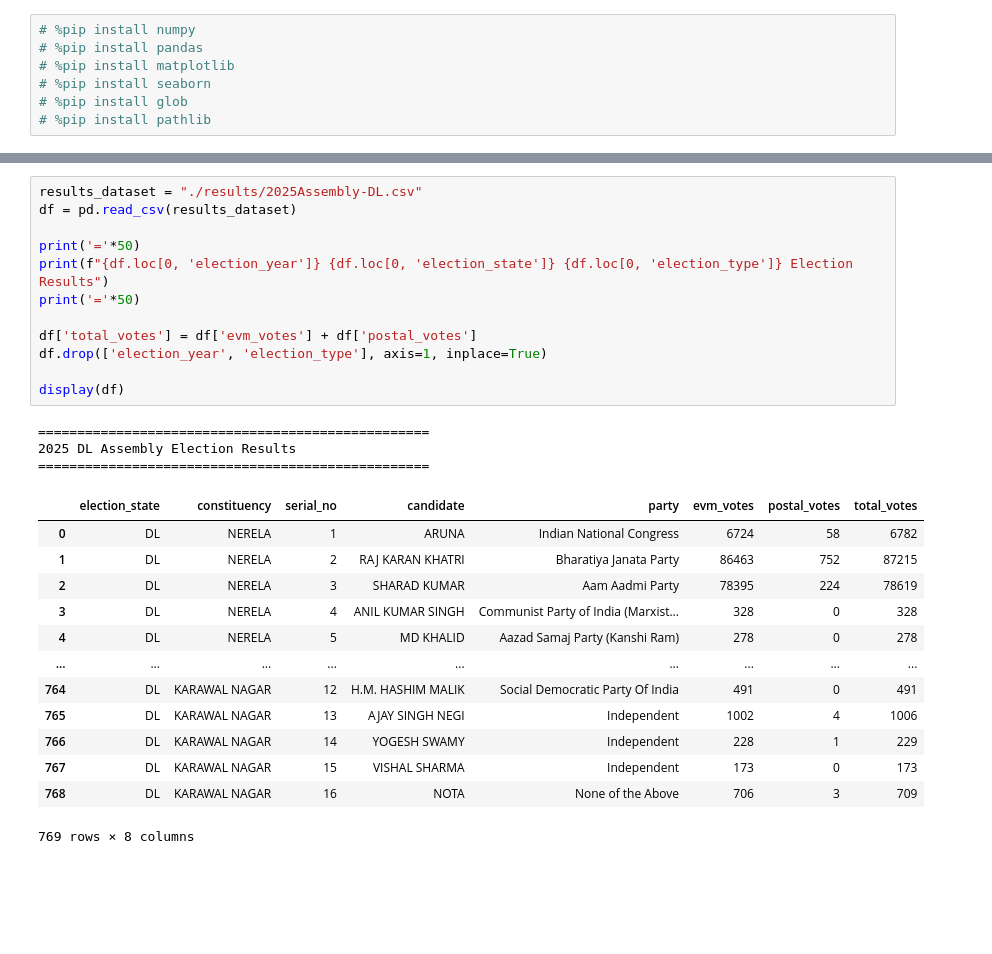
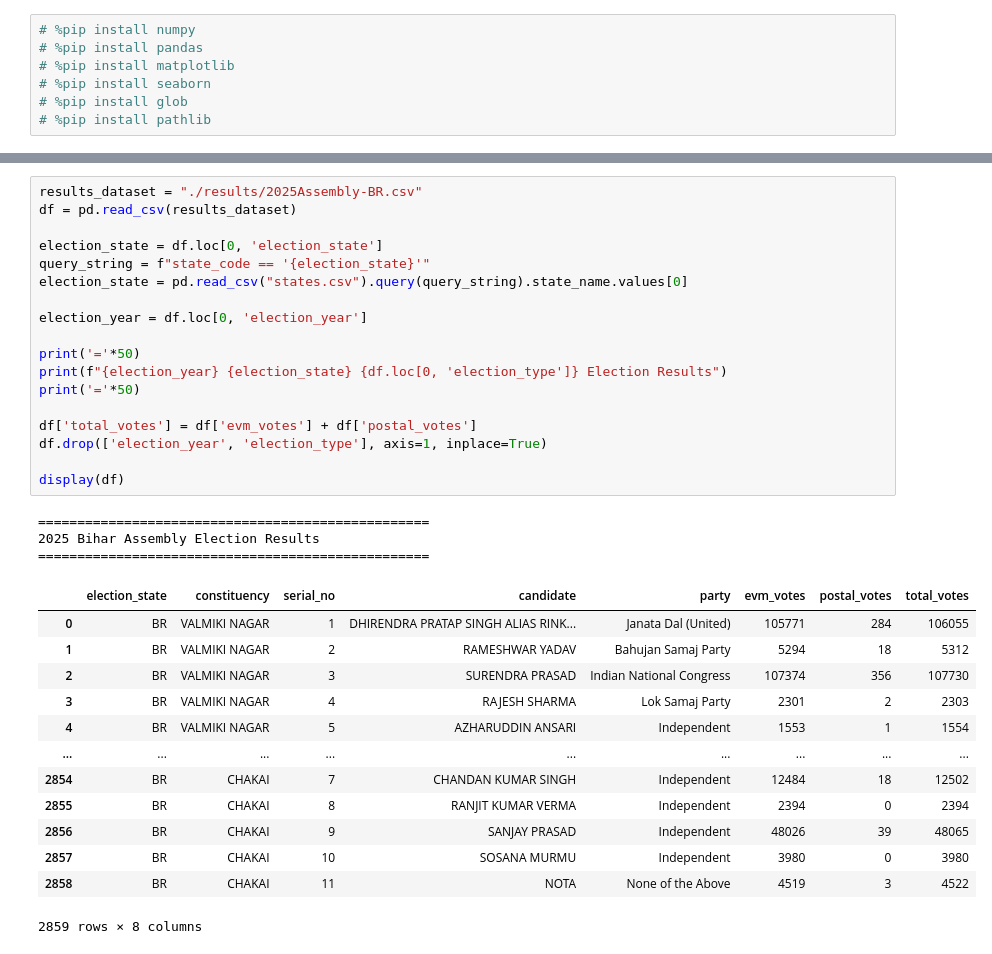
Before and after one commit to thecont1/india-votes-data, a Jupyter notebook: analyse-this.ipynb, the cells around one changed output, grey strips where cells are left out. Drawn from its saved outputs; the diff is of its cells as text; blank space fills up the shorter version.

```diff
--- a/analyse-this.ipynb
+++ b/analyse-this.ipynb
@@ -15,30 +45,36 @@ from pathlib import Path
 # %%
-results_dataset = "./results/2025Assembly-DL.csv"
+results_dataset = "./results/2025Assembly-BR.csv"
 df = pd.read_csv(results_dataset)
 
+election_state = df.loc[0, 'election_state']
+query_string = f"state_code == '{election_state}'"
+election_state = pd.read_csv("states.csv").query(query_string).state_name.values[0]
+
+election_year = df.loc[0, 'election_year']
+
 print('='*50)
-print(f"{df.loc[0, 'election_year']} {df.loc[0, 'election_state']} {df.loc[0, 'election_type']} Election Results")
+print(f"{election_year} {election_state} {df.loc[0, 'election_type']} Election Results")
 print('='*50)
 
 df['total_votes'] = df['evm_votes'] + df['postal_votes']
 df.drop(['election_year', 'election_type'], axis=1, inplace=True)
 
 display(df)
 # %% [output]
 ==================================================
-2025 DL Assembly Election Results
+2025 Bihar Assembly Election Results
 ==================================================
 |  | election_state | constituency | serial_no | candidate | party | evm_votes | postal_votes | total_votes |
-| 0 | DL | NERELA | 1 | ARUNA | Indian National Congress | 6724 | 58 | 6782 |
-| 1 | DL | NERELA | 2 | RAJ KARAN KHATRI | Bharatiya Janata Party | 86463 | 752 | 87215 |
-| 2 | DL | NERELA | 3 | SHARAD KUMAR | Aam Aadmi Party | 78395 | 224 | 78619 |
-| 3 | DL | NERELA | 4 | ANIL KUMAR SINGH | Communist Party of India (Marxist... | 328 | 0 | 328 |
-| 4 | DL | NERELA | 5 | MD KHALID | Aazad Samaj Party (Kanshi Ram) | 278 | 0 | 278 |
+| 0 | BR | VALMIKI NAGAR | 1 | DHIRENDRA PRATAP SINGH ALIAS RINK... | Janata Dal (United) | 105771 | 284 | 106055 |
+| 1 | BR | VALMIKI NAGAR | 2 | RAMESHWAR YADAV | Bahujan Samaj Party | 5294 | 18 | 5312 |
+| 2 | BR | VALMIKI NAGAR | 3 | SURENDRA PRASAD | Indian National Congress | 107374 | 356 | 107730 |
+| 3 | BR | VALMIKI NAGAR | 4 | RAJESH SHARMA | Lok Samaj Party | 2301 | 2 | 2303 |
+| 4 | BR | VALMIKI NAGAR | 5 | AZHARUDDIN ANSARI | Independent | 1553 | 1 | 1554 |
 | ... | ... | ... | ... | ... | ... | ... | ... | ... |
-| 764 | DL | KARAWAL NAGAR | 12 | H.M. HASHIM MALIK | Social Democratic Party Of India | 491 | 0 | 491 |
-| 765 | DL | KARAWAL NAGAR | 13 | AJAY SINGH NEGI | Independent | 1002 | 4 | 1006 |
-| 766 | DL | KARAWAL NAGAR | 14 | YOGESH SWAMY | Independent | 228 | 1 | 229 |
-| 767 | DL | KARAWAL NAGAR | 15 | VISHAL SHARMA | Independent | 173 | 0 | 173 |
-| 768 | DL | KARAWAL NAGAR | 16 | NOTA | None of the Above | 706 | 3 | 709 |
+| 2854 | BR | CHAKAI | 7 | CHANDAN KUMAR SINGH | Independent | 12484 | 18 | 12502 |
+| 2855 | BR | CHAKAI | 8 | RANJIT KUMAR VERMA | Independent | 2394 | 0 | 2394 |
+| 2856 | BR | CHAKAI | 9 | SANJAY PRASAD | Independent | 48026 | 39 | 48065 |
+| 2857 | BR | CHAKAI | 10 | SOSANA MURMU | Independent | 3980 | 0 | 3980 |
+| 2858 | BR | CHAKAI | 11 | NOTA | None of the Above | 4519 | 3 | 4522 |
-769 rows × 8 columns
+2859 rows × 8 columns
 # %%
```
Also changed, not shown: parts of 13 cells of this notebook, 3 other files.
